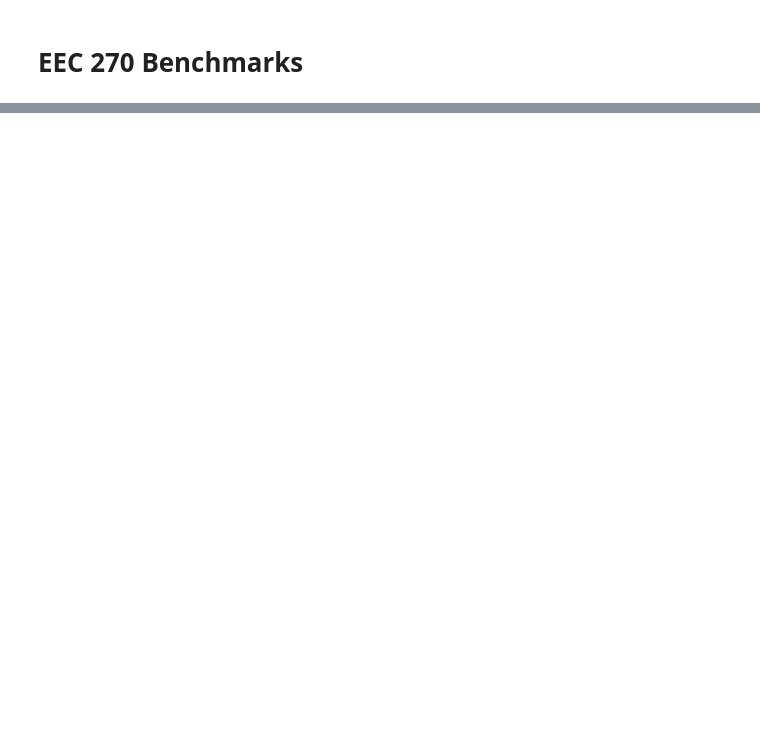
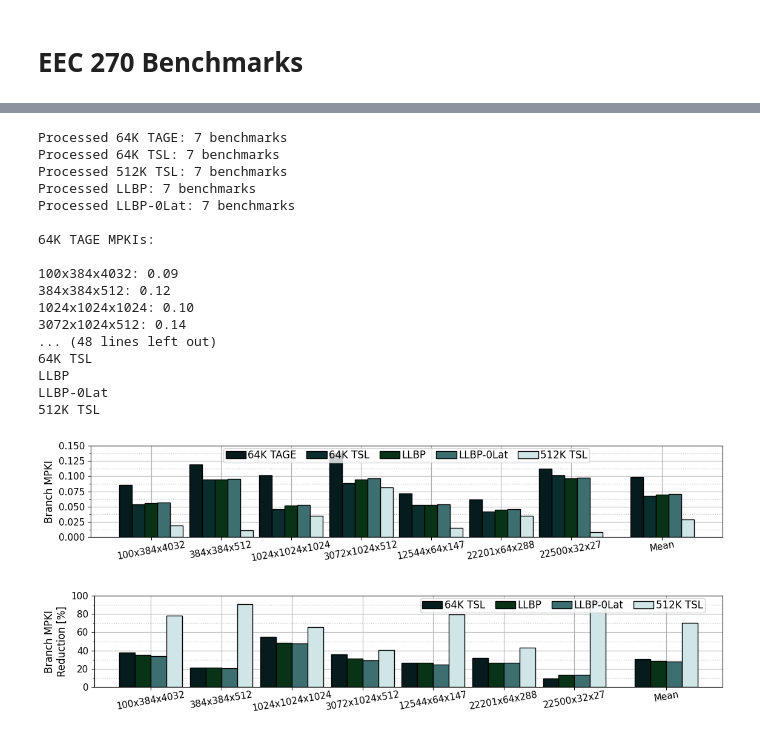
Before and after one commit to anusheelnand/eec270-project, a Jupyter notebook: mpki.ipynb, the cells around one changed output, grey strips where cells are left out. Cells and saved outputs as stored; diff of their text form; code cells hidden in the pictures; blank space fills up the shorter version.

```diff
--- a/mpki.ipynb
+++ b/mpki.ipynb
@@ -466,0 +375,34 @@ This is a benchmark suite offering high-performance matrix multiplication kernel
+# %%
+bms_mmperf = [
+    ('matmul_100x384x4032', '100x384x4032'),
+    ('matmul_384x384x512', '384x384x512'),
+    ('matmul_1024x1024x1024', '1024x1024x1024'),
+    ('matmul_3072x1024x512', '3072x1024x512'),
+    ('matmul_12544x64x147', '12544x64x147'),
+    ('matmul_22201x64x288', '22201x64x288'),
+    ('matmul_22500x32x27', '22500x32x27')
+]
+
+df_mmperf = process_benchmark_results(models, bms_mmperf)
+plot_absolute_mpki(bms_mmperf, df_mmperf)
+plot_mpki_reduction(bms_mmperf, df_mmperf)
+# %% [output]
+Processed 64K TAGE: 7 benchmarks
+Processed 64K TSL: 7 benchmarks
+Processed 512K TSL: 7 benchmarks
+Processed LLBP: 7 benchmarks
+Processed LLBP-0Lat: 7 benchmarks
+
+64K TAGE MPKIs:
+
+100x384x4032: 0.09
+384x384x512: 0.12
+1024x1024x1024: 0.10
+3072x1024x512: 0.14
+... (48 lines left out)
+64K TSL
+LLBP
+LLBP-0Lat
+512K TSL
+[figure, added]
+[figure, added]
```
Also changed, not shown: parts of 9 cells of this notebook, 2 other files.
